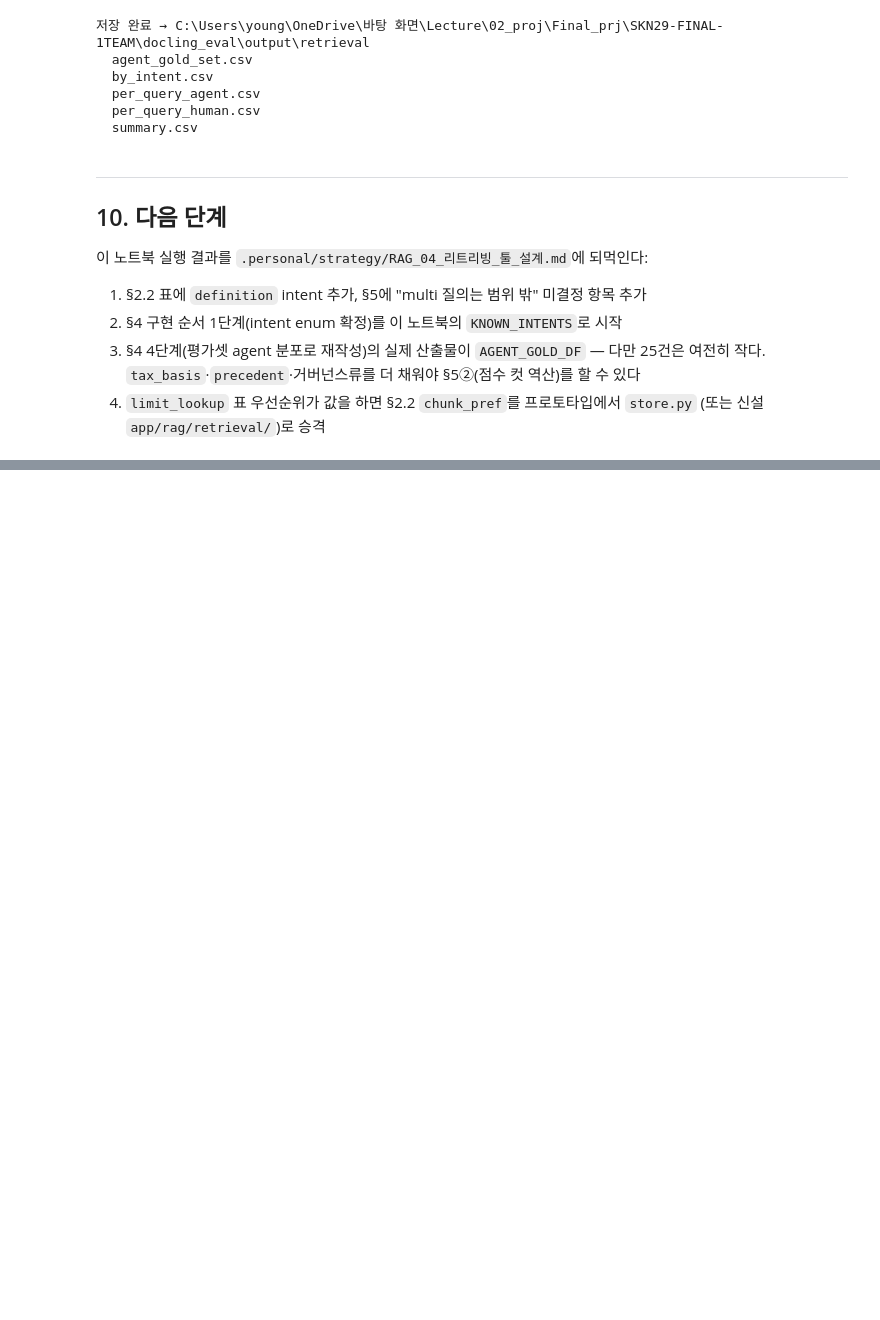
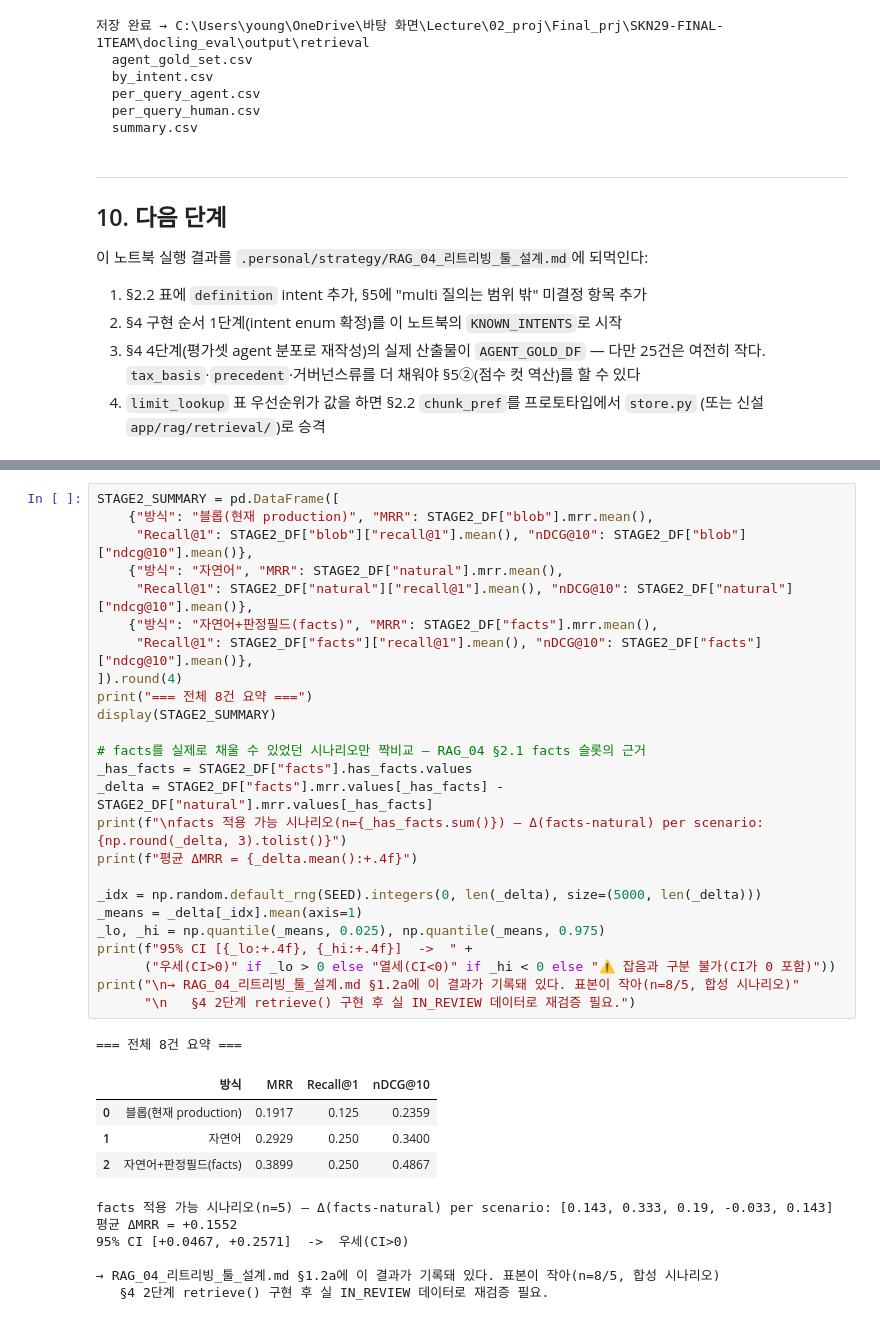
Before and after one commit to SKNETWORKS-FAMILY-AICAMP/SKN29-FINAL-1TEAM, a Jupyter notebook: docling_eval/retrieval_strategy_evaluation.ipynb, the cells around one changed output, grey strips where cells are left out. Saved outputs shown, nothing was run; the diff lists cells and outputs as text; blank space fills up the shorter version.

Commit message:
리트리빙_실험

```diff
--- a/docling_eval/retrieval_strategy_evaluation.ipynb
+++ b/docling_eval/retrieval_strategy_evaluation.ipynb
@@ -683,0 +821,37 @@ for f in sorted(OUTPUT_DIR.glob("*.csv")):
+# %%
+STAGE2_SUMMARY = pd.DataFrame([
+    {"방식": "블롭(현재 production)", "MRR": STAGE2_DF["blob"].mrr.mean(),
+     "Recall@1": STAGE2_DF["blob"]["recall@1"].mean(), "nDCG@10": STAGE2_DF["blob"]["ndcg@10"].mean()},
+    {"방식": "자연어", "MRR": STAGE2_DF["natural"].mrr.mean(),
+     "Recall@1": STAGE2_DF["natural"]["recall@1"].mean(), "nDCG@10": STAGE2_DF["natural"]["ndcg@10"].mean()},
+    {"방식": "자연어+판정필드(facts)", "MRR": STAGE2_DF["facts"].mrr.mean(),
+     "Recall@1": STAGE2_DF["facts"]["recall@1"].mean(), "nDCG@10": STAGE2_DF["facts"]["ndcg@10"].mean()},
+]).round(4)
+print("=== 전체 8건 요약 ===")
+display(STAGE2_SUMMARY)
+
+# facts를 실제로 채울 수 있었던 시나리오만 짝비교 — RAG_04 §2.1 facts 슬롯의 근거
+_has_facts = STAGE2_DF["facts"].has_facts.values
+_delta = STAGE2_DF["facts"].mrr.values[_has_facts] - STAGE2_DF["natural"].mrr.values[_has_facts]
+print(f"\nfacts 적용 가능 시나리오(n={_has_facts.sum()}) — Δ(facts-natural) per scenario: {np.round(_delta, 3).tolist()}")
+print(f"평균 ΔMRR = {_delta.mean():+.4f}")
+
+_idx = np.random.default_rng(SEED).integers(0, len(_delta), size=(5000, len(_delta)))
+_means = _delta[_idx].mean(axis=1)
+_lo, _hi = np.quantile(_means, 0.025), np.quantile(_means, 0.975)
+print(f"95% CI [{_lo:+.4f}, {_hi:+.4f}]  ->  " +
+      ("우세(CI>0)" if _lo > 0 else "열세(CI<0)" if _hi < 0 else "⚠️ 잡음과 구분 불가(CI가 0 포함)"))
+print("\n→ RAG_04_리트리빙_툴_설계.md §1.2a에 이 결과가 기록돼 있다. 표본이 작아(n=8/5, 합성 시나리오)"
+      "\n   §4 2단계 retrieve() 구현 후 실 IN_REVIEW 데이터로 재검증 필요.")
+# %% [output]
+=== 전체 8건 요약 ===
+|  | 방식 | MRR | Recall@1 | nDCG@10 |
+| 0 | 블롭(현재 production) | 0.1917 | 0.125 | 0.2359 |
+| 1 | 자연어 | 0.2929 | 0.250 | 0.3400 |
+| 2 | 자연어+판정필드(facts) | 0.3899 | 0.250 | 0.4867 |
+facts 적용 가능 시나리오(n=5) — Δ(facts-natural) per scenario: [0.143, 0.333, 0.19, -0.033, 0.143]
+평균 ΔMRR = +0.1552
+95% CI [+0.0467, +0.2571]  ->  우세(CI>0)
+
+→ RAG_04_리트리빙_툴_설계.md §1.2a에 이 결과가 기록돼 있다. 표본이 작아(n=8/5, 합성 시나리오)
+   §4 2단계 retrieve() 구현 후 실 IN_REVIEW 데이터로 재검증 필요.
```
Also changed, not shown: parts of 6 cells of this notebook, 4 other files.
